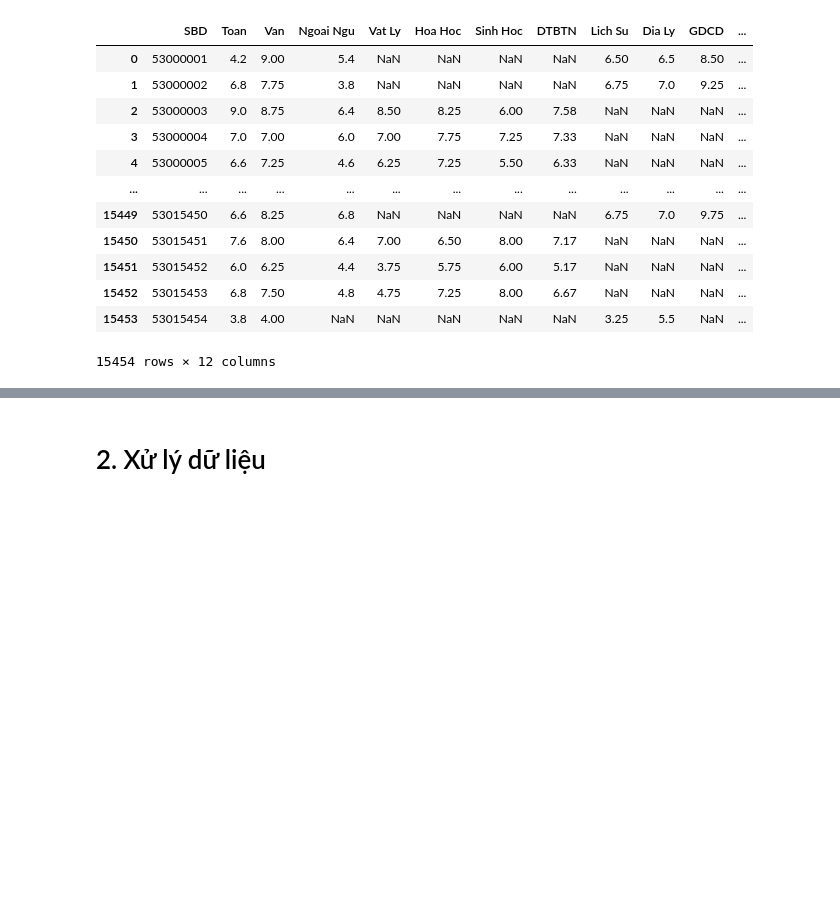
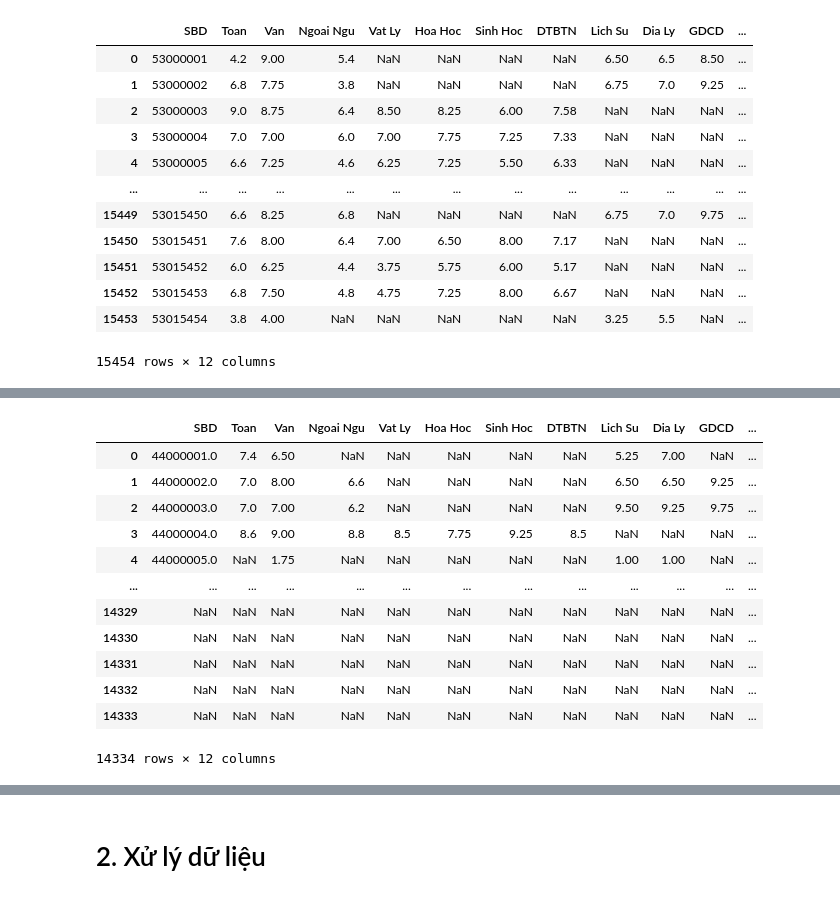
Before and after one commit to nauht1/ScoreAnalysisProject, a Jupyter notebook: Insight.ipynb, the cells around one changed output, grey strips where cells are left out. Saved outputs shown, nothing was run; the diff lists cells and outputs as text; code cells hidden in the pictures; blank space fills up the shorter version.

```diff
--- a/Insight.ipynb
+++ b/Insight.ipynb
@@ -42,0 +65,18 @@ diemPVT_raw
+# %%
+#Bình Dương
+diemBinhDuong_raw = pd.read_csv('raw_data/data_BinhDuong.csv', encoding = 'utf-8')
+diemBinhDuong_raw
+# %% [output]
+|  | SBD | Toan | Van | Ngoai Ngu | Vat Ly | Hoa Hoc | Sinh Hoc | DTBTN | Lich Su | Dia Ly | GDCD | ... |
+| 0 | 44000001.0 | 7.4 | 6.50 | NaN | NaN | NaN | NaN | NaN | 5.25 | 7.00 | NaN | ... |
+| 1 | 44000002.0 | 7.0 | 8.00 | 6.6 | NaN | NaN | NaN | NaN | 6.50 | 6.50 | 9.25 | ... |
+| 2 | 44000003.0 | 7.0 | 7.00 | 6.2 | NaN | NaN | NaN | NaN | 9.50 | 9.25 | 9.75 | ... |
+| 3 | 44000004.0 | 8.6 | 9.00 | 8.8 | 8.5 | 7.75 | 9.25 | 8.5 | NaN | NaN | NaN | ... |
+| 4 | 44000005.0 | NaN | 1.75 | NaN | NaN | NaN | NaN | NaN | 1.00 | 1.00 | NaN | ... |
+| ... | ... | ... | ... | ... | ... | ... | ... | ... | ... | ... | ... | ... |
+| 14329 | NaN | NaN | NaN | NaN | NaN | NaN | NaN | NaN | NaN | NaN | NaN | ... |
+| 14330 | NaN | NaN | NaN | NaN | NaN | NaN | NaN | NaN | NaN | NaN | NaN | ... |
+| 14331 | NaN | NaN | NaN | NaN | NaN | NaN | NaN | NaN | NaN | NaN | NaN | ... |
+| 14332 | NaN | NaN | NaN | NaN | NaN | NaN | NaN | NaN | NaN | NaN | NaN | ... |
+| 14333 | NaN | NaN | NaN | NaN | NaN | NaN | NaN | NaN | NaN | NaN | NaN | ... |
+14334 rows × 12 columns
```
Also changed, not shown: parts of 39 cells of this notebook, 14 other files.
